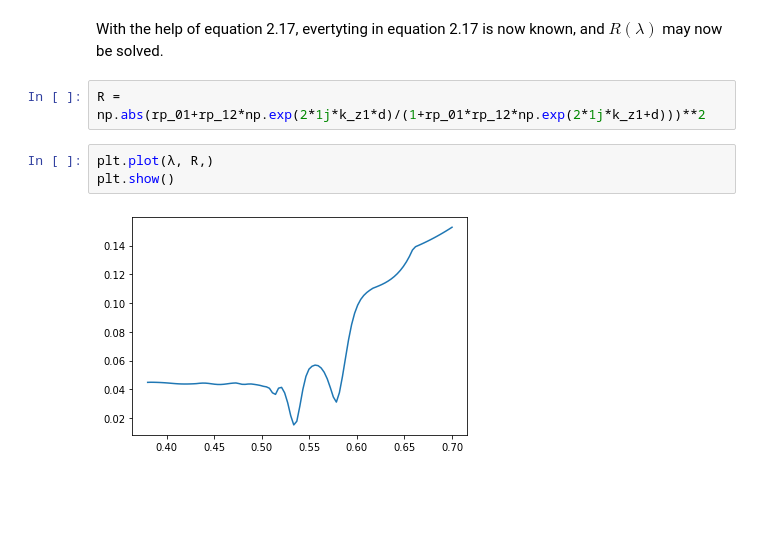
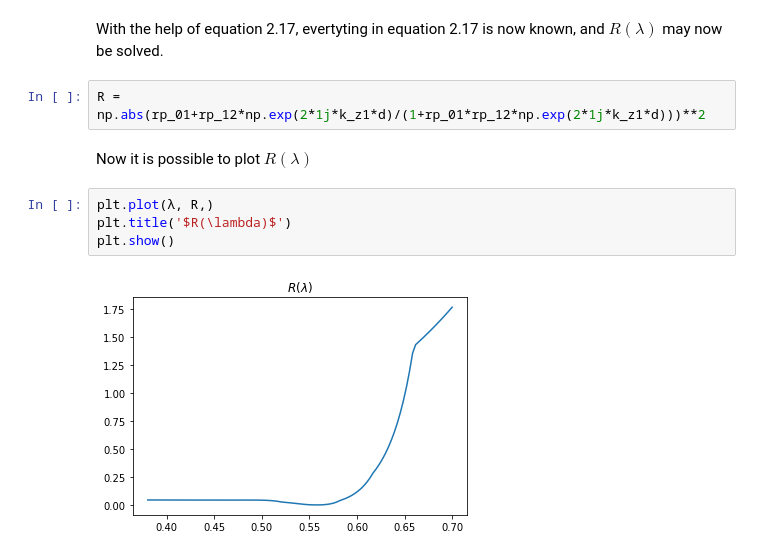
Before and after one commit to fizixmastr/Miscellaneous-Python-Projects, a Jupyter notebook: Plasmons in the Kretschmann-Raether Configuration.ipynb, the cells around one changed output. Cells and saved outputs as stored; diff of their text form; blank space fills up the shorter version.

```diff
--- a/Plasmons in the Kretschmann-Raether Configuration.ipynb
+++ b/Plasmons in the Kretschmann-Raether Configuration.ipynb
@@ -73,9 +73,12 @@ rp_12 = (k_z1/ε_1 - k_z2/ε_2)/(k_z1/ε_1 + k_z2/ε_2)
 # %% [markdown]
 With the help of equation 2.17, evertyting in equation 2.17 is now known, and $R(\lambda)$ may now be solved.
 # %%
-R = np.abs(rp_01+rp_12*np.exp(2*1j*k_z1*d)/(1+rp_01*rp_12*np.exp(2*1j*k_z1+d)))**2
+R = np.abs(rp_01+rp_12*np.exp(2*1j*k_z1*d)/(1+rp_01*rp_12*np.exp(2*1j*k_z1*d)))**2
+# %% [markdown]
+Now it is possible to plot $R(\lambda)$
 # %%
 plt.plot(λ, R,)
+plt.title('$R(\lambda)$')
 plt.show()
 # %% [output]
-[figure, old version]
+[figure, new version]
```
